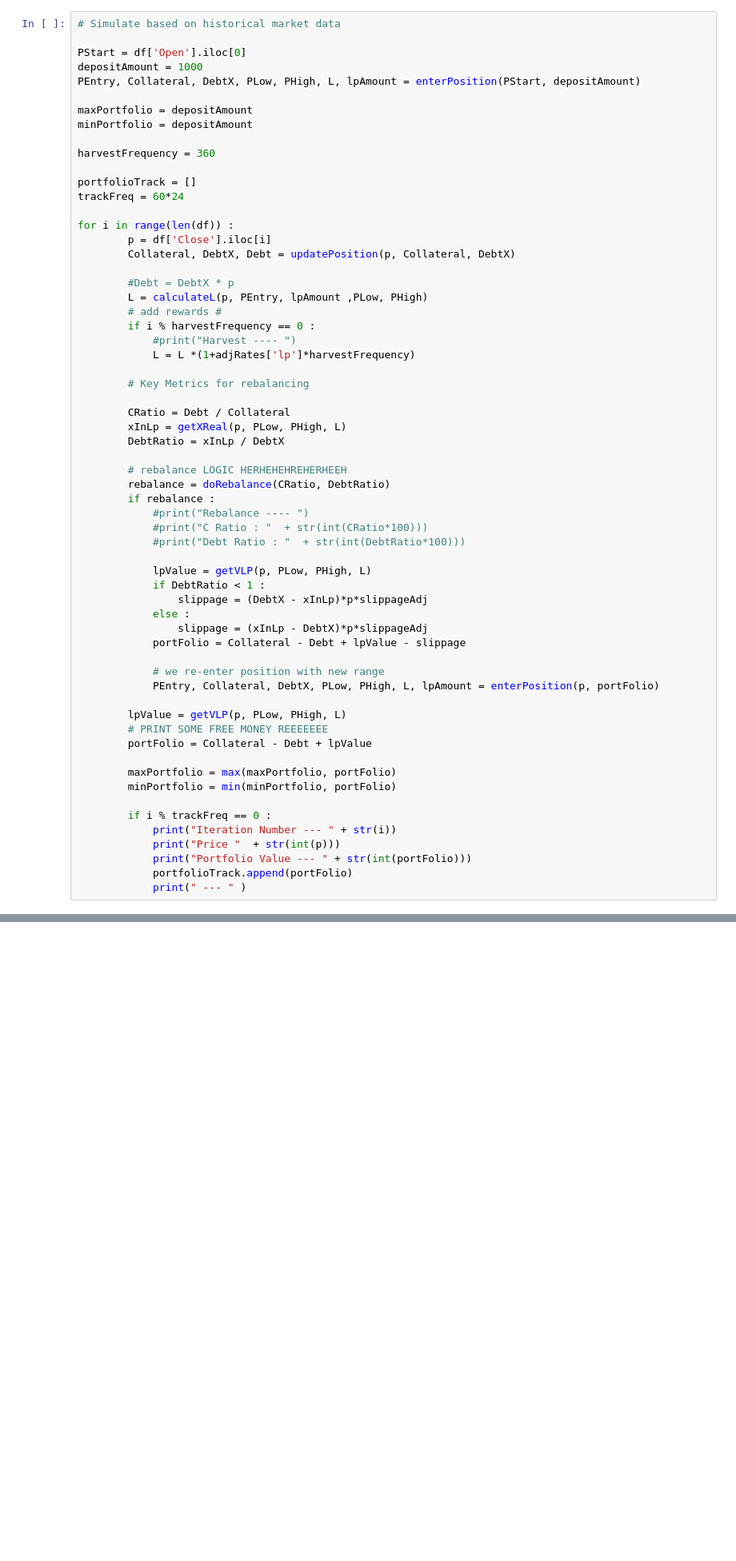
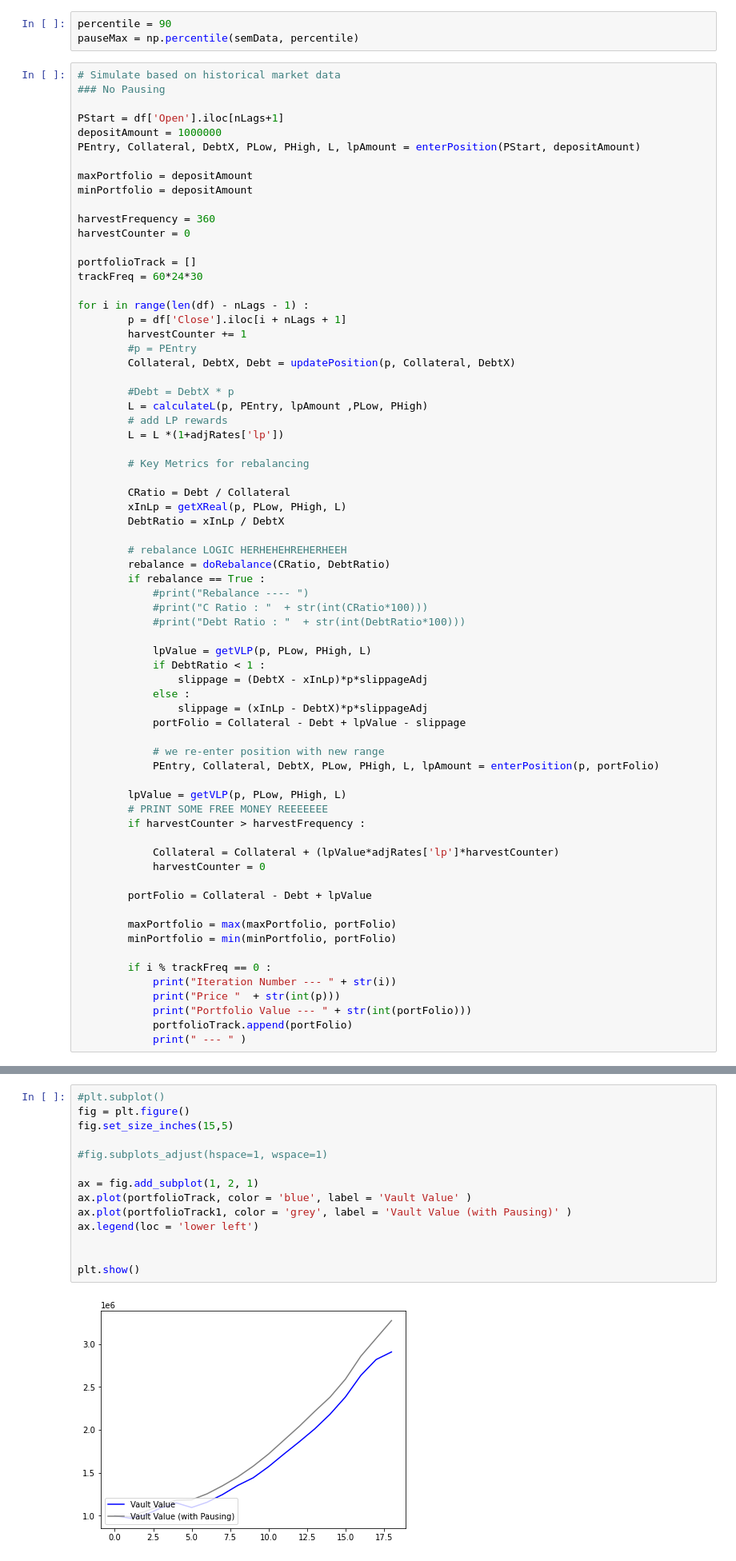
Before and after one commit to RoboVault/Strategy-Simulations, a Jupyter notebook: perpV2.ipynb, the cells around one changed output, grey strips where cells are left out. Shown at 80% size. Saved outputs shown, nothing was run; the diff lists cells and outputs as text; blank space fills up the shorter version.

```diff
--- a/perpV2.ipynb
+++ b/perpV2.ipynb
@@ -183,28 +194,33 @@ def updatePosition(p, Collateral, DebtX):
+# %%
+percentile = 90
+pauseMax = np.percentile(semData, percentile)
 # %%
 # Simulate based on historical market data
+### No Pausing
 
-PStart = df['Open'].iloc[0]
-depositAmount = 1000
+PStart = df['Open'].iloc[nLags+1]
+depositAmount = 1000000
 PEntry, Collateral, DebtX, PLow, PHigh, L, lpAmount = enterPosition(PStart, depositAmount)
 
 maxPortfolio = depositAmount
 minPortfolio = depositAmount
 
 harvestFrequency = 360
+harvestCounter = 0
 
 portfolioTrack = []
-trackFreq = 60*24
+trackFreq = 60*24*30
 
-for i in range(len(df)) :
-        p = df['Close'].iloc[i]
+for i in range(len(df) - nLags - 1) :
+        p = df['Close'].iloc[i + nLags + 1]
+        harvestCounter += 1
+        #p = PEntry
         Collateral, DebtX, Debt = updatePosition(p, Collateral, DebtX)
 
         #Debt = DebtX * p
         L = calculateL(p, PEntry, lpAmount ,PLow, PHigh)
-        # add rewards #
-        if i % harvestFrequency == 0 :
-            #print("Harvest ---- ")
-            L = L *(1+adjRates['lp']*harvestFrequency)
+        # add LP rewards
+        L = L *(1+adjRates['lp'])
 
         # Key Metrics for rebalancing
 
@@ -214,7 +230,7 @@ for i in range(len(df)) :
 
         # rebalance LOGIC HERHEHEHREHERHEEH
         rebalance = doRebalance(CRatio, DebtRatio)
-        if rebalance :
+        if rebalance == True :
             #print("Rebalance ---- ")
             #print("C Ratio : "  + str(int(CRatio*100)))
             #print("Debt Ratio : "  + str(int(DebtRatio*100)))
@@ -231,6 +247,11 @@ for i in range(len(df)) :
 
         lpValue = getVLP(p, PLow, PHigh, L)
         # PRINT SOME FREE MONEY REEEEEEE
+        if harvestCounter > harvestFrequency :
+
+            Collateral = Collateral + (lpValue*adjRates['lp']*harvestCounter)
+            harvestCounter = 0
+
         portFolio = Collateral - Debt + lpValue
 
         maxPortfolio = max(maxPortfolio, portFolio)
@@ -262,0 +402,16 @@ Portfolio Value --- 932
+# %%
+#plt.subplot()
+fig = plt.figure()
+fig.set_size_inches(15,5)
+
+#fig.subplots_adjust(hspace=1, wspace=1)
+
+ax = fig.add_subplot(1, 2, 1)
+ax.plot(portfolioTrack, color = 'blue', label = 'Vault Value' )
+ax.plot(portfolioTrack1, color = 'grey', label = 'Vault Value (with Pausing)' )
+ax.legend(loc = 'lower left')
+
+
+plt.show()
+# %% [output]
+[figure, added]
```
Also changed, not shown: parts of 6 cells of this notebook.
